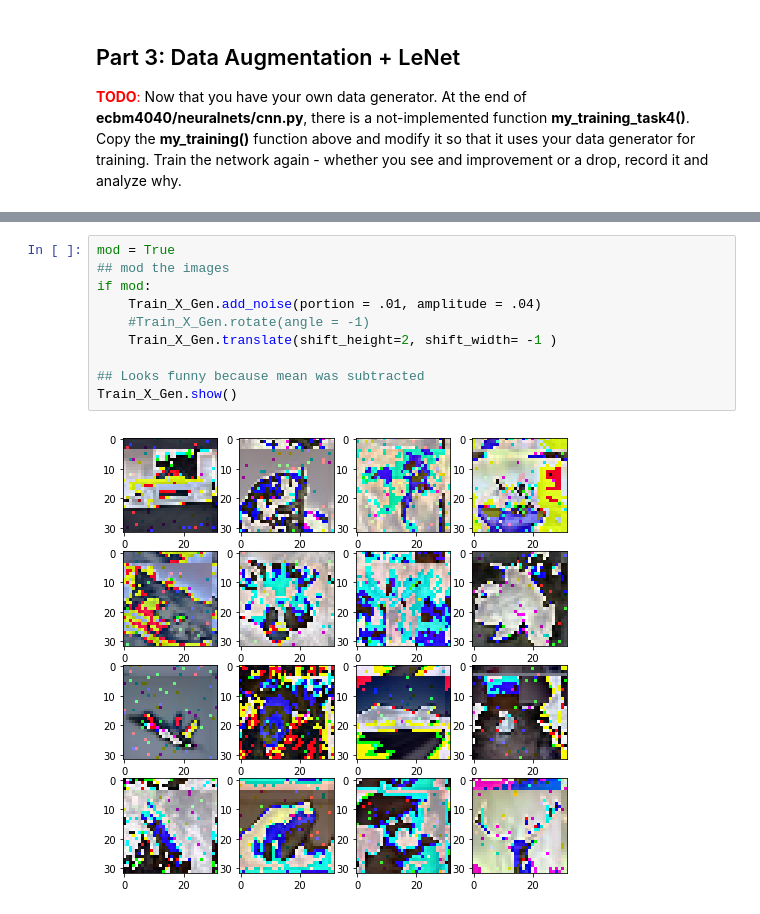
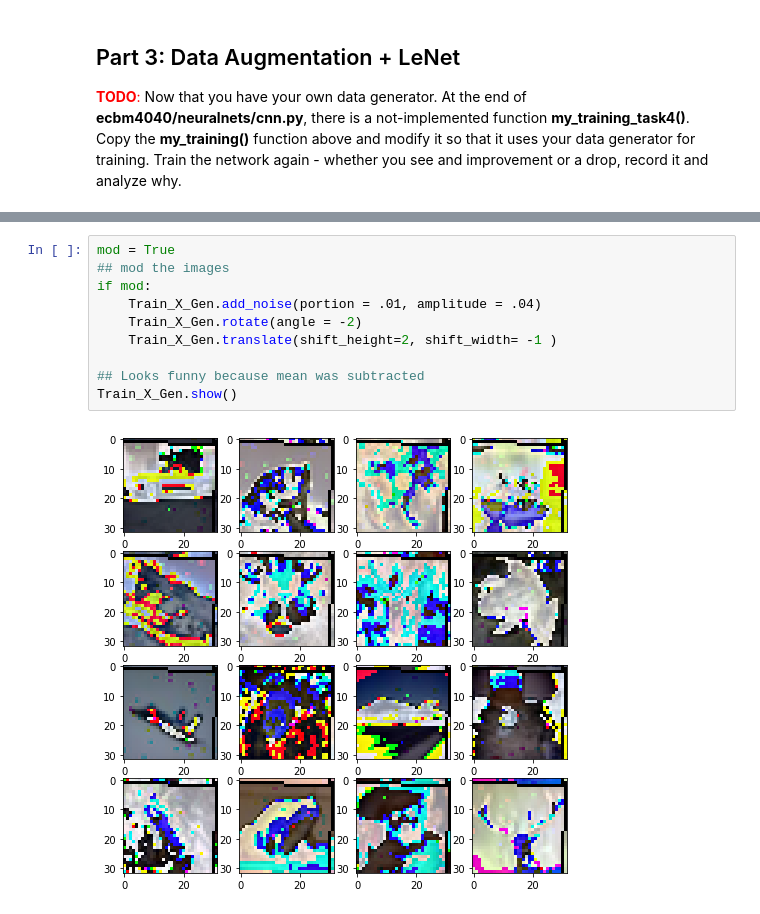
Before and after one commit to sar2160/ecbm4040_assignment2, a Jupyter notebook: task4-augmentation.ipynb, the cells around one changed output, grey strips where cells are left out. Drawn from its saved outputs; the diff is of its cells as text.

```diff
--- a/task4-augmentation.ipynb
+++ b/task4-augmentation.ipynb
@@ -250,12 +247,12 @@ array([[[ True,  True,  True],
 # %%
 mod = True
 ## mod the images
 if mod:
     Train_X_Gen.add_noise(portion = .01, amplitude = .04)
-    #Train_X_Gen.rotate(angle = -1)
+    Train_X_Gen.rotate(angle = -2)
     Train_X_Gen.translate(shift_height=2, shift_width= -1 )
 
 ## Looks funny because mean was subtracted
 Train_X_Gen.show()
 # %% [output]
-[figure, old version]
+[figure, new version]
```
Also changed, not shown: parts of 21 cells of this notebook, 11 other files.
